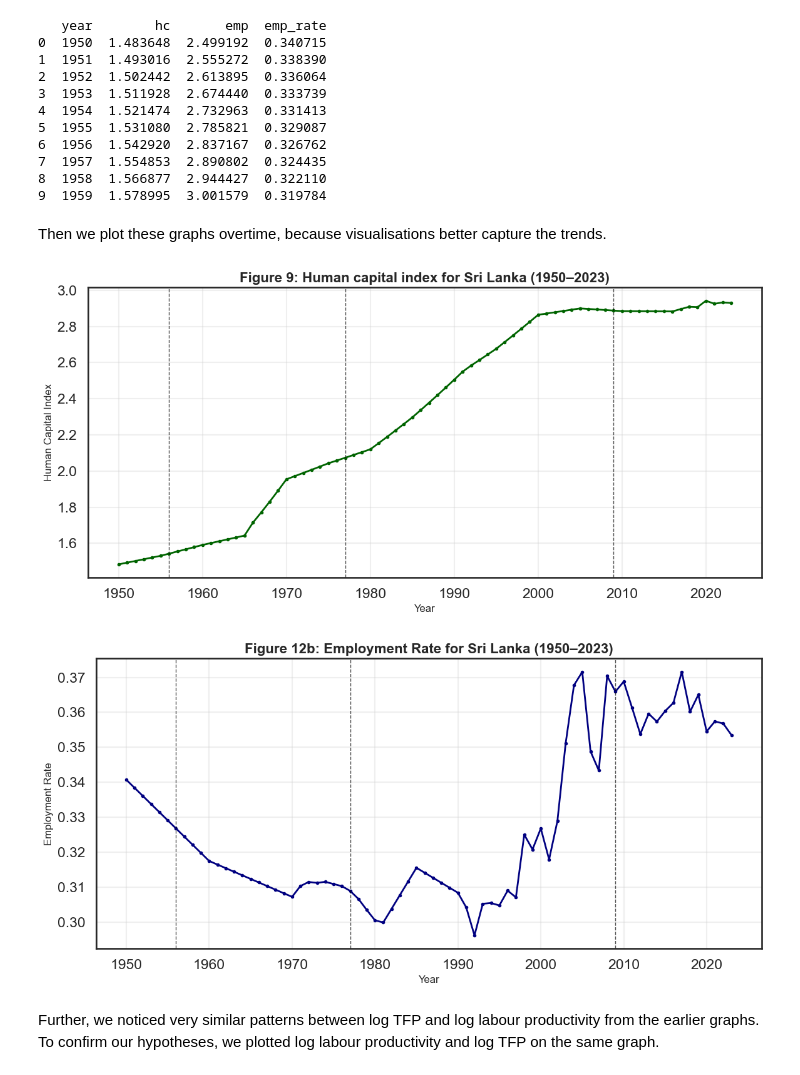
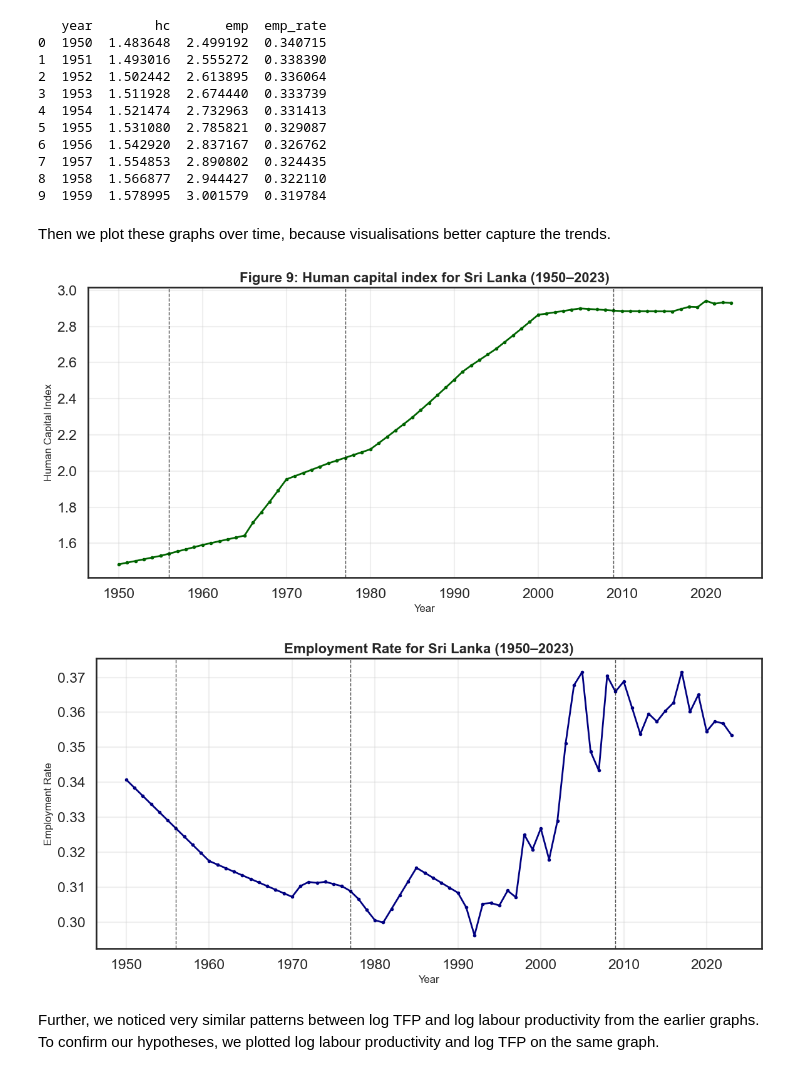
Before and after one commit to ikedasakii/EC2B1_group_project, a Jupyter notebook: find_GDP_trend_decades_copy.ipynb, the cells around one changed output. Drawn from its saved outputs; the diff is of its cells as text; code cells hidden in the pictures.

```diff
--- a/find_GDP_trend_decades_copy.ipynb
+++ b/find_GDP_trend_decades_copy.ipynb
@@ -1092,42 +1094,42 @@ print(data_labour[["year", "hc", "emp", "emp_rate"]].head(10))
 8  1958  1.566877  2.944427  0.322110
 9  1959  1.578995  3.001579  0.319784
 # %% [markdown]
-Then we plot these graphs overtime, because visualisations better capture the trends.
+Then we plot these graphs over time, because visualisations better capture the trends.
 # %%
 # Plotting human capital index over time, which should capture improvements in workforce quality
 plt.figure(figsize=(12, 6))
 plt.plot(data_labour['year'], data_labour['hc'],
          linewidth=2, color='darkgreen', marker='o', markersize=3)
 plt.xlabel('Year', fontsize=12)
 plt.ylabel('Human Capital Index', fontsize=12)
 plt.title('Figure 9: Human capital index for Sri Lanka (1950–2023)', fontsize=16, fontweight='bold')
 plt.grid(True, alpha=0.3)
 plt.tight_layout()
 
 # Vertical lines at sub-period boundaries
 for year in [1956, 1977, 2009]:
     plt.axvline(x=year, color='black', linestyle='--', linewidth=1, alpha=0.7)
 
 plt.show()
 
 # Plotting employment rate over time, which shows labour market participation trends
 plt.figure(figsize=(12, 6))
 plt.plot(data_labour['year'], data_labour['emp_rate'],
          linewidth=2, color='navy', marker='o', markersize=3)
 plt.xlabel('Year', fontsize=12)
 plt.ylabel('Employment Rate', fontsize=12)
-plt.title('Figure 12b: Employment Rate for Sri Lanka (1950–2023)', fontsize=16, fontweight='bold')
+plt.title('Employment Rate for Sri Lanka (1950–2023)', fontsize=16, fontweight='bold')
 plt.grid(True, alpha=0.3)
 plt.tight_layout()
 
 # Vertical lines at sub-period boundaries
 for year in [1956, 1977, 2009]:
     plt.axvline(x=year, color='black', linestyle='--', linewidth=1, alpha=0.7)
 
 plt.show()
 # %% [output]
 [figure]
-[figure, old version]
+[figure, new version]
 # %% [markdown]
 Further, we noticed very similar patterns between log TFP and log labour productivity from the earlier graphs. To confirm our hypotheses, we plotted log labour productivity and log TFP on the same graph.
 # %%
```
Also changed, not shown: parts of 17 cells of this notebook.
